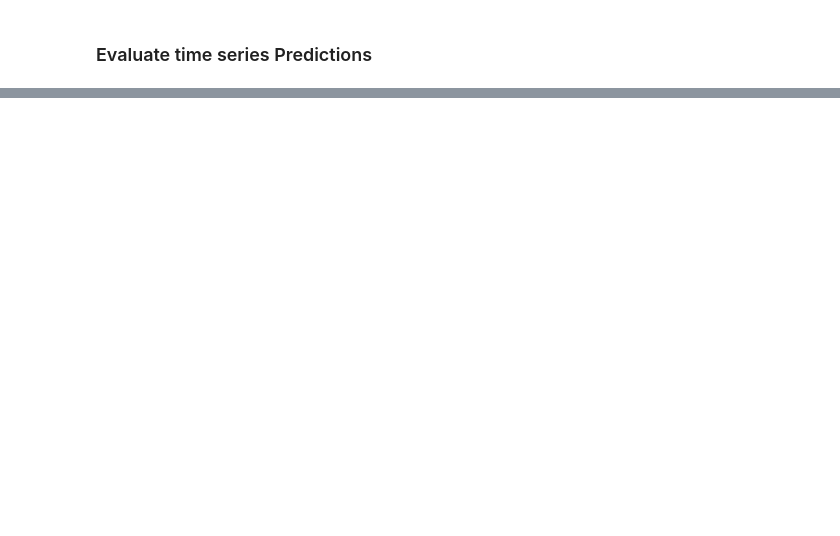
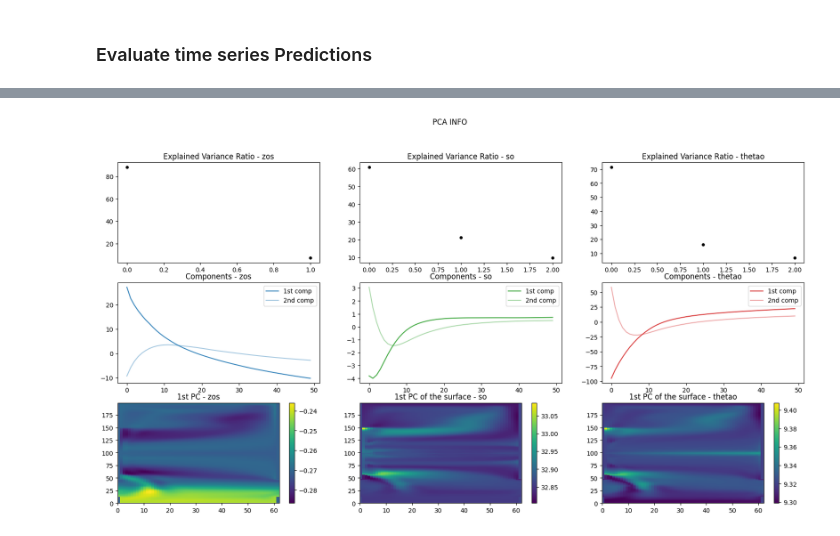
Before and after one commit to m2lines/Spinup-NEMO, a Jupyter notebook: Notebooks/Jumper.ipynb, the cells around one changed output, grey strips where cells are left out. Drawn from its saved outputs; the diff is of its cells as text; code cells hidden in the pictures; blank space fills up the shorter version.

```diff
--- a/Notebooks/Jumper.ipynb
+++ b/Notebooks/Jumper.ipynb
@@ -637,29 +648,31 @@ print("PCA applied on thetao")
 # %%
 simus = [ref_zos, ref_so, ref_thetao]
 names = ["zos", "so", "thetao"]
 colors = ["tab:blue", "tab:green", "tab:red"]
 fig, axes = plt.subplots(3, 3, figsize=(20, 10))
 
 for i, simu in enumerate(simus):
     axes[0, i].plot(simu.pca.explained_variance_ratio_ * 100, "ko", markersize=4)
     axes[0, i].set_title(f"Explained Variance Ratio - {names[i]}")
 
     axes[1, i].plot(simu.components[:, 0], color=colors[i], alpha=0.9, label="1st comp")
     axes[1, i].plot(simu.components[:, 1], color=colors[i], alpha=0.4, label="2nd comp")
     axes[1, i].set_title(f"Components - {names[i]}")
     axes[1, i].legend()
 
     if simu.z_size is not None:
-        im = axes[2, i].pcolor(simu.getPC(0)[0])
+        im = axes[2, i].pcolor(simu.get_component(0)[0])
         plt.colorbar(im, ax=axes[2, i])  # ,label=units[i])
         axes[2, i].set_title(f"1st PC of the surface - {names[i]}")
     else:
-        im = axes[2, i].pcolor(simu.getPC(0))
+        im = axes[2, i].pcolor(simu.get_component(0))
         plt.colorbar(im, ax=axes[2, i])  # ,label=units[i])
         axes[2, i].set_title(f"1st PC - {names[i]}")
 
 fig.suptitle("PCA INFO")
 plt.show()
+# %% [output]
+[figure, added]
 # %%
 comp = 0
 ref = [ref_zos, ref_so, ref_thetao]
```
Also changed, not shown: parts of 12 cells of this notebook.
